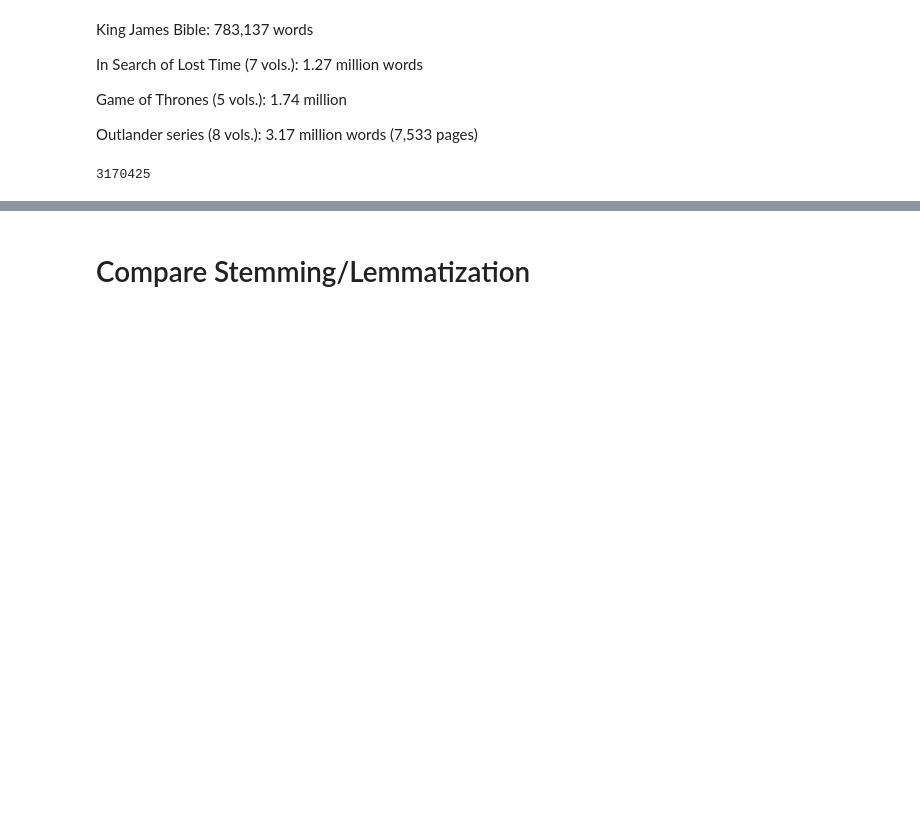
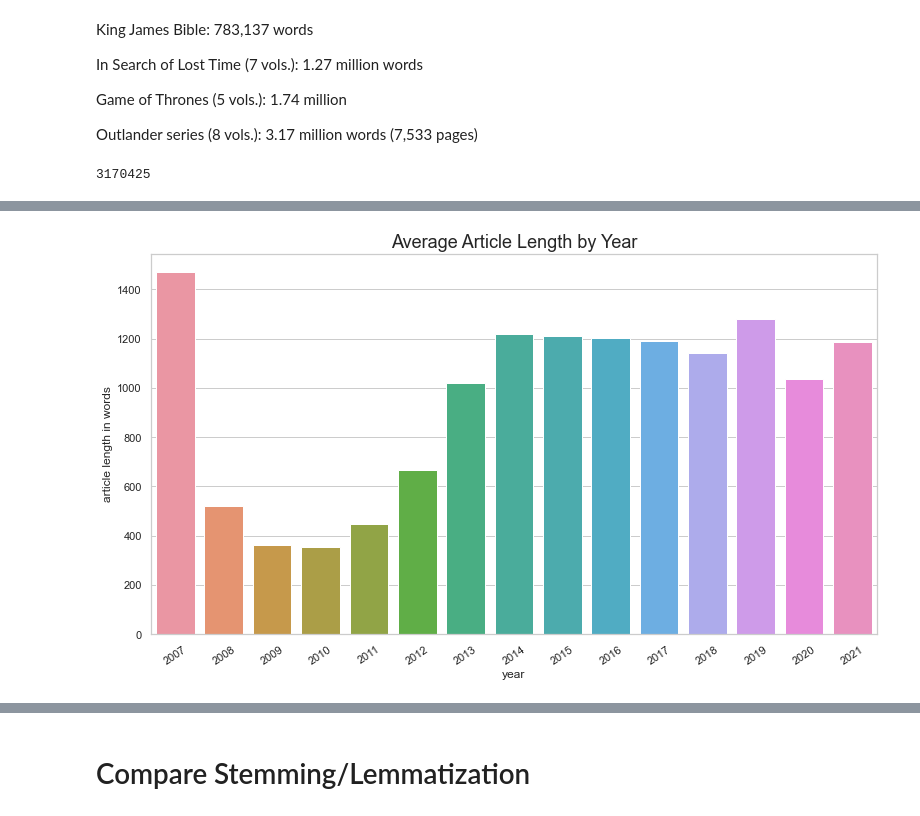
Before and after one commit to konstanzer/brainpickings-nlp, a Jupyter notebook: nlp.ipynb, the cells around one changed output, grey strips where cells are left out. Cells and saved outputs as stored; diff of their text form; code cells hidden in the pictures; blank space fills up the shorter version.

```diff
--- a/nlp.ipynb
+++ b/nlp.ipynb
@@ -97,0 +146,11 @@ plt.xticks(rotation=34);
+# %%
+sns.set_theme(style="whitegrid")
+f, ax = plt.subplots(figsize=(13, 7))
+sns.set(font_scale=1.5)
+year_article_length = round(year_word_counts/year_article_counts)
+ax = sns.barplot(x=year_article_length.index,
+                 y=year_article_length.values)
+ax.set(xlabel='year', ylabel='article length in words', title="Average Article Length by Year")
+plt.xticks(rotation=34);
+# %% [output]
+[figure, added]
```
Also changed, not shown: parts of 20 cells of this notebook, 1 other file.
